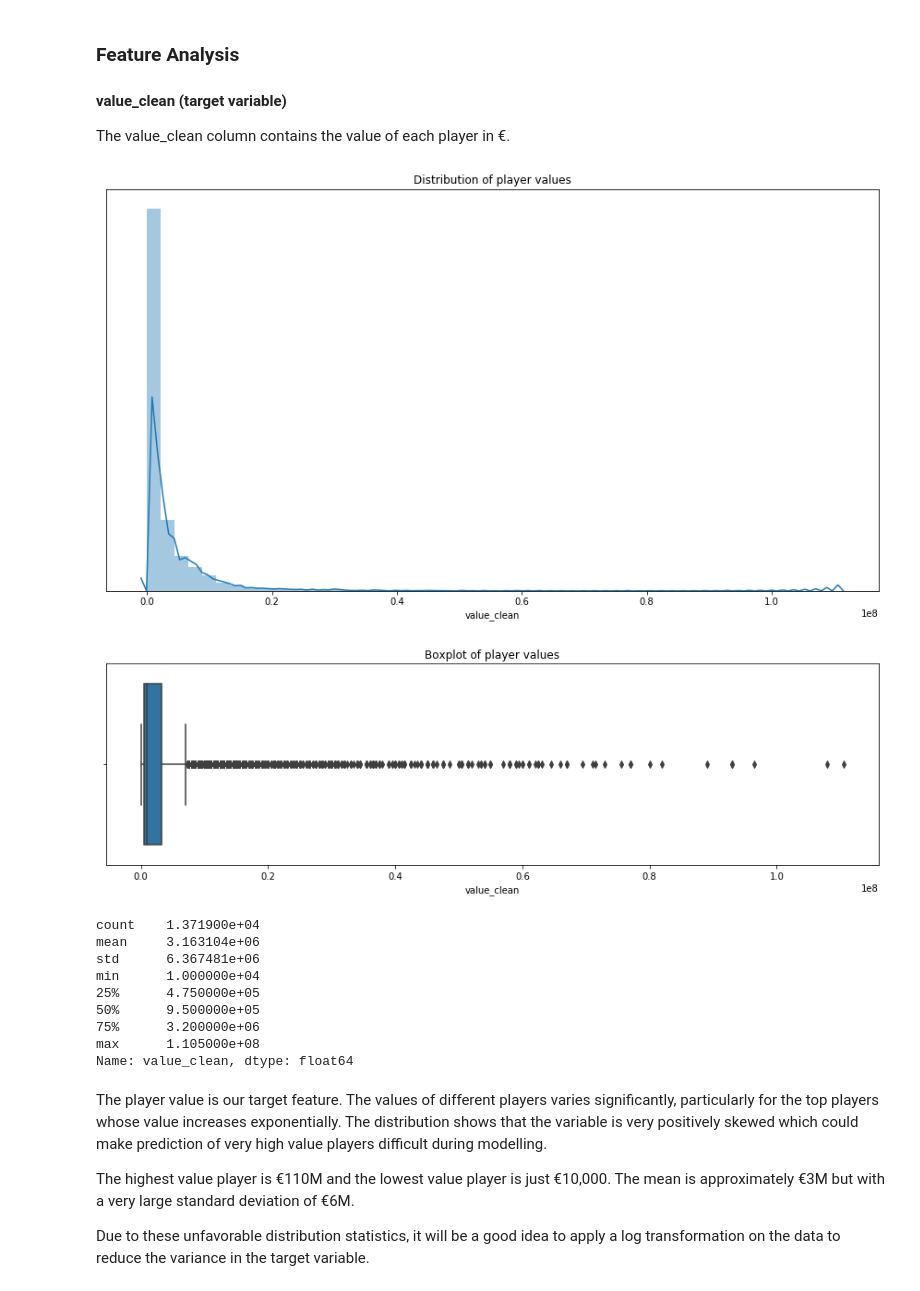
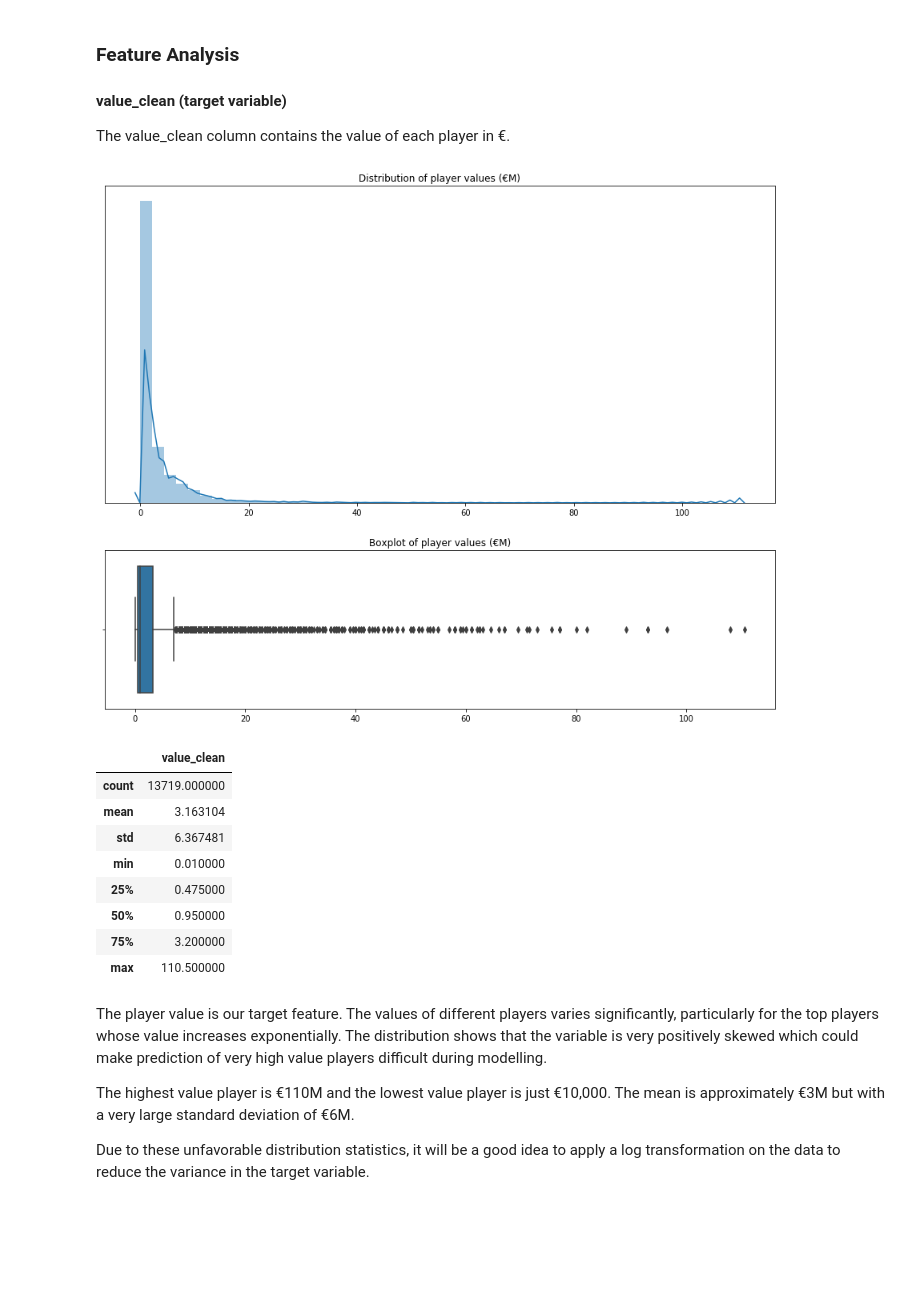
Before and after one commit to julian-west/sofifa-analysis, a Jupyter notebook: predicting player value.ipynb, the cells around one changed output. Drawn from its saved outputs; the diff is of its cells as text; code cells hidden in the pictures; blank space fills up the shorter version.

```diff
--- a/predicting player value.ipynb
+++ b/predicting player value.ipynb
@@ -22,10 +29,19 @@ Player attribute scores (e.g. passing, accuracy, stamina, acceleration etc.) and
 # %%
+#data manipulation
 import pandas as pd
 import numpy as np
+pd.options.display.max_columns = 999
 
+#stats
+from scipy.stats import pearsonr
+
+#viz
 import matplotlib.pyplot as plt
 import seaborn as sns
 
+#other
 import missingno as msno
+from IPython.core.display import display, HTML
 
+#list of player attributes (e.g passing accuracy, acceleration etc.)
 from const import ATTRIBUTES
@@ -86,33 +118,30 @@ The value_clean column contains the value of each player in &euro;.
 # %%
 def plot_distribution_and_stats(feature,name):
     """Helper function to plot distribution charts"""
-    plt.figure(figsize=(15,8))
-    sns.distplot(feature)
-    plt.title(f"Distribution of {name}")
-    plt.yticks([])
-    plt.show()
 
+    fig, ax = plt.subplots(nrows=2,figsize=(15,12),gridspec_kw={'height_ratios': [2, 1]})
+    sns.distplot(feature,ax=ax[0])
+    ax[0].set_title(f"Distribution of {name}")
+    ax[0].set_yticks([])
 
-    plt.figure(figsize=(15,4))
-    sns.boxplot(feature)
-    plt.title(f"Boxplot of {name}")
+    sns.boxplot(feature, ax=ax[1])
+    ax[1].set_title(f"Boxplot of {name}")
     plt.show()
 
     display(feature.describe())
 
-plot_distribution_and_stats(df['value_clean'],'player values')
+plot_distribution_and_stats(df[['value_clean']]/1_000_000,'player values (\N{euro sign}M)')
 # %% [output]
-[figure, old version]
+[figure, new version]
-[figure, removed]
-count    1.371900e+04
-mean     3.163104e+06
-std      6.367481e+06
-min      1.000000e+04
-25%      4.750000e+05
-50%      9.500000e+05
-75%      3.200000e+06
-max      1.105000e+08
-Name: value_clean, dtype: float64
+|  | value_clean |
+| count | 13719.000000 |
+| mean | 3.163104 |
+| std | 6.367481 |
+| min | 0.010000 |
+| 25% | 0.475000 |
+| 50% | 0.950000 |
+| 75% | 3.200000 |
+| max | 110.500000 |
 # %% [markdown]
 The player value is our target feature. The values of different players varies significantly, particularly for the top players whose value increases exponentially. The distribution shows that the variable is very positively skewed which could make prediction of very high value players difficult during modelling.
 
```
Also changed, not shown: parts of 94 cells of this notebook, 1 other file.
